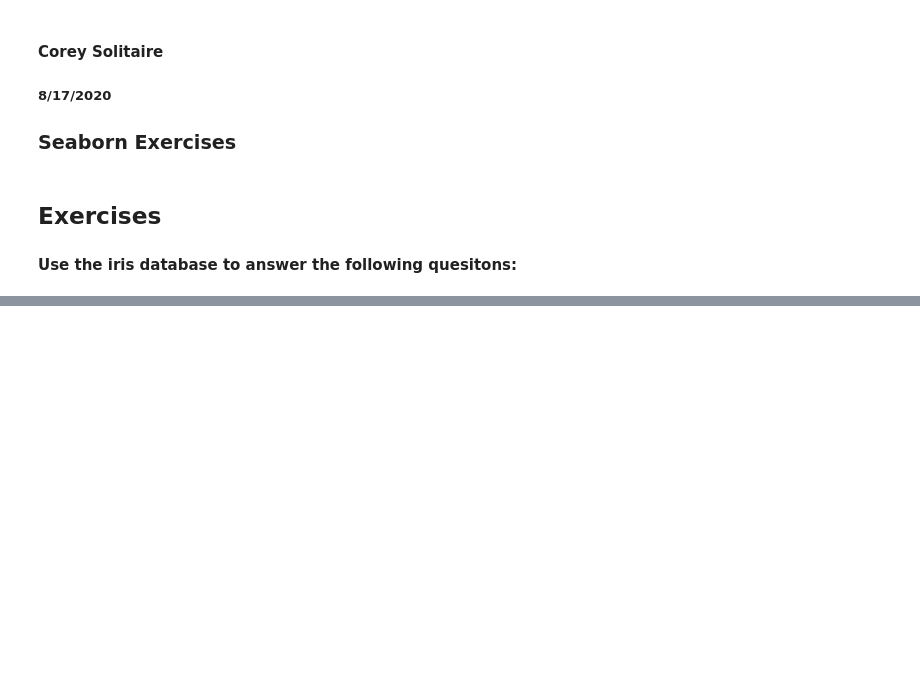
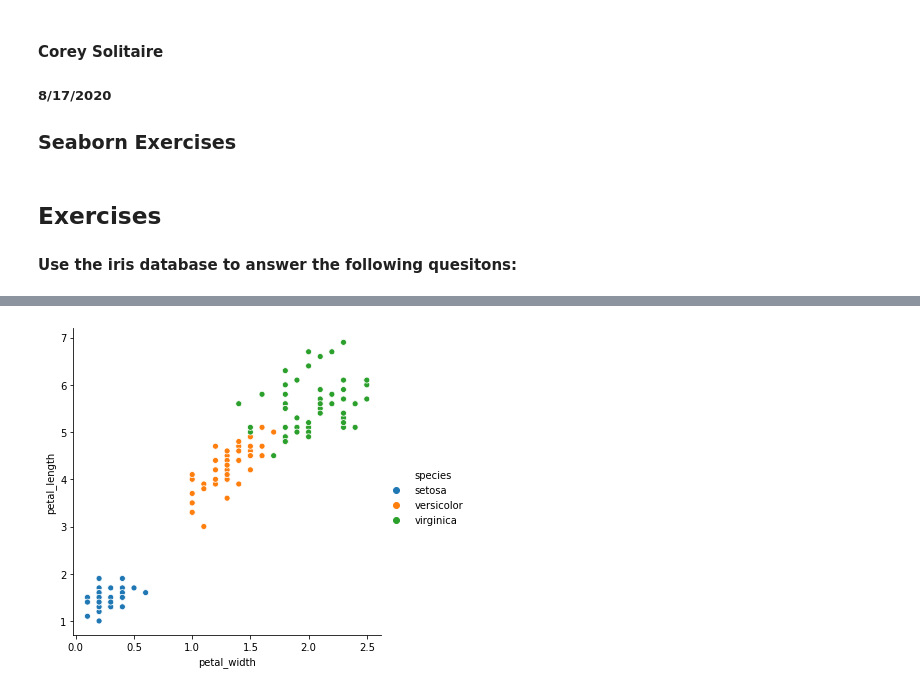
Before and after one commit to CSolitaire/numpy-pandas-visualization-exercises, a Jupyter notebook: seaborn_exercises.ipynb, the cells around one changed output, grey strips where cells are left out. Cells and saved outputs as stored; diff of their text form; code cells hidden in the pictures; blank space fills up the shorter version.

```diff
--- a/seaborn_exercises.ipynb
+++ b/seaborn_exercises.ipynb
@@ -17,3 +40,7 @@ import seaborn as sns
 # %%
+# 2. Is there a correlation between petal length and petal width?
 
-# 2. Is there a correlation between petal length and petal width?
+sns.relplot(x = 'petal_width', y = 'petal_length', hue = 'species', data = iris)
+plt.show()
+# %% [output]
+[figure, added]
```
Also changed, not shown: parts of 23 cells of this notebook.
